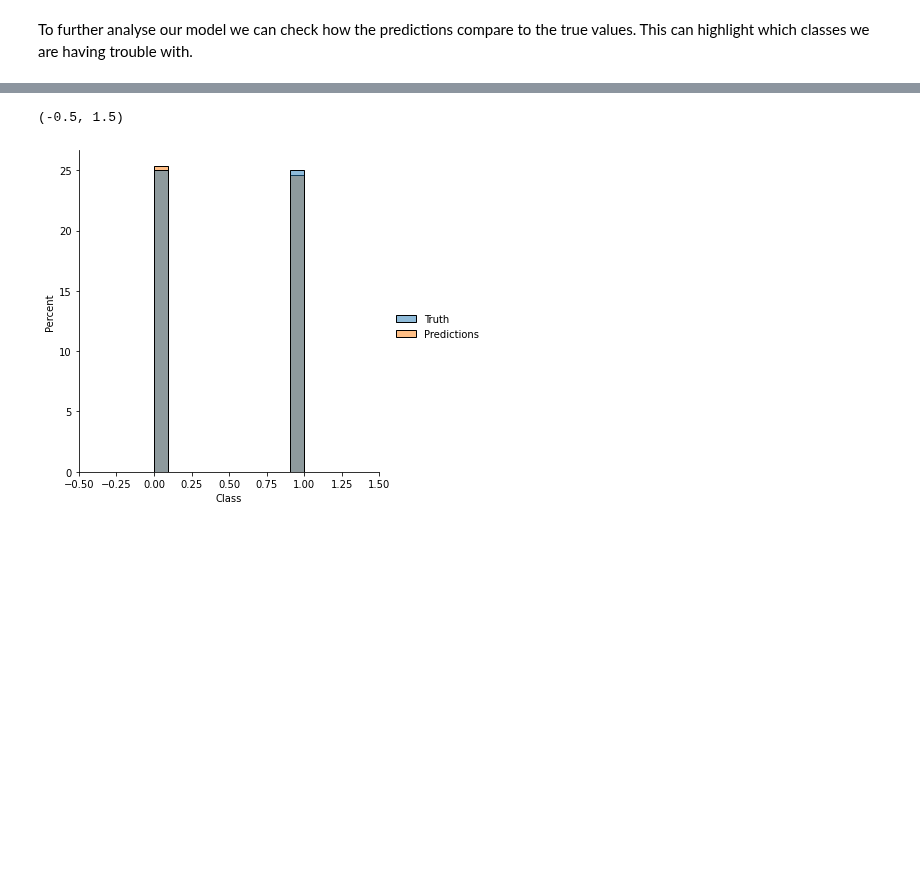
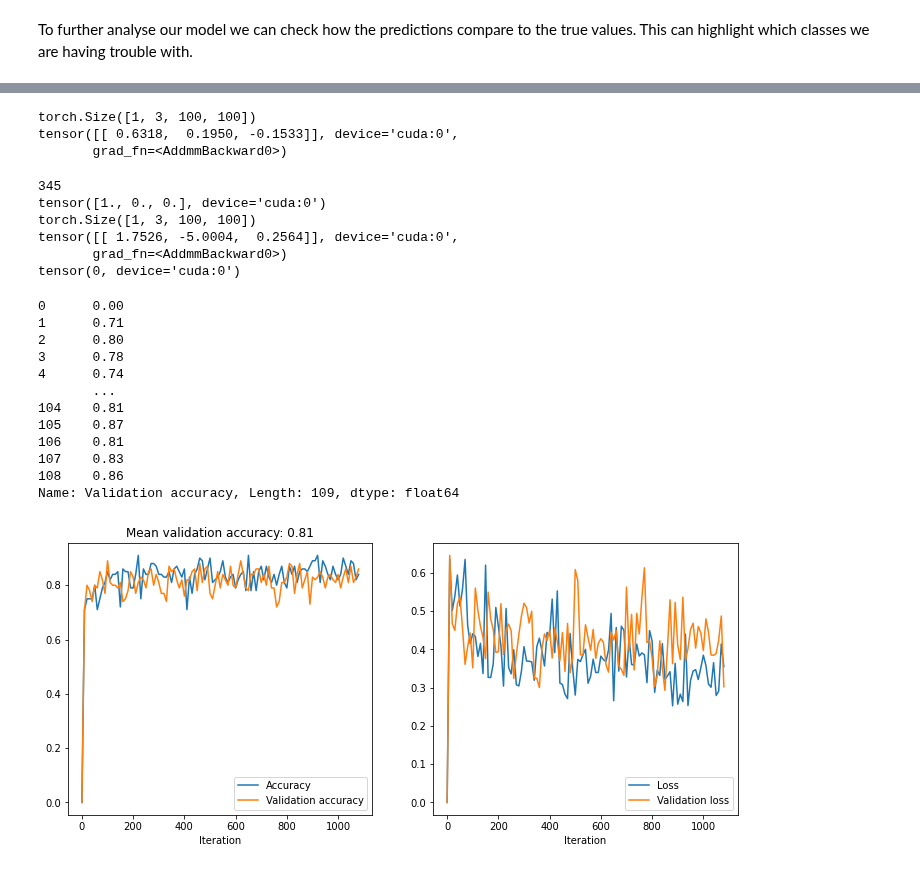
Before and after one commit to choisant/imcalML, a Jupyter notebook: notebooks/CNN_simple_classifier.ipynb, the cells around one changed output, grey strips where cells are left out. Cells and saved outputs as stored; diff of their text form; code cells hidden in the pictures; blank space fills up the shorter version.

Commit message:
Fixed resnet

```diff
--- a/notebooks/CNN_simple_classifier.ipynb
+++ b/notebooks/CNN_simple_classifier.ipynb
@@ -324,10 +362,0 @@ plt.show()
-# %%
-import seaborn as sn
-#fig, ax = plt.subplots(figsize = (10, 8))
-sn.displot(confusion, stat="percent")
-#sn.displot(confusion, x="Truth", color="blue")
-plt.xlabel("Class")
-plt.xlim(-0.5, OUTPUTS -0.5)
-# %% [output]
-(-0.5, 1.5)
-[figure, removed]
@@ -333,0 +486,51 @@ plt.xlim(-0.5, OUTPUTS -0.5)
+# %%
+#create NN and test that nothing major is wrong.
+resnet = ResNet18(img_channels=3, num_classes=CLASSES)
+resnet.to(device = device)
+optimizer = optim.Adam(resnet.parameters(), lr=0.0005)
+testimage, testlabel = traindata.images[0], traindata.img_labels[0]
+print(testimage.view(-1, 3, RES, RES).shape)
+print(resnet(testimage.view(-1, 3, RES, RES).to(device)))
+# %% [output]
+torch.Size([1, 3, 100, 100])
+tensor([[ 0.6318,  0.1950, -0.1533]], device='cuda:0',
+       grad_fn=<AddmmBackward0>)
+# %%
+training_results = train(resnet, traindata, testdata, 100, 5)
+# %%
+k = np.random.randint(0, high=len(testdata))
+print(k)
+testimage, testlabel = testdata.images[k], testdata.img_labels[k]
+print(testlabel)
+print(np.shape(testimage.view(-1, 3, RES, RES)))
+print(resnet(testimage.view(-1, 3, RES, RES).to(device)))
+print(torch.argmax(resnet(testimage.view(-1, 3, RES, RES).to(device))))
+
+###OBS DOES NOT WORK FOR JUST ONE IMAGE!!!
+# %% [output]
+345
+tensor([1., 0., 0.], device='cuda:0')
+torch.Size([1, 3, 100, 100])
+tensor([[ 1.7526, -5.0004,  0.2564]], device='cuda:0',
+       grad_fn=<AddmmBackward0>)
+tensor(0, device='cuda:0')
+# %%
+fig, axs = plt.subplots(nrows = 1, ncols = 2, figsize = (12, 5))
+training_results.plot("Iteration", ["Accuracy", "Validation accuracy"], ax=axs[0],
+                    title="Mean validation accuracy: " + str(round(training_results["Validation accuracy"].mean(), 2)))
+training_results.plot("Iteration", ["Loss", "Validation loss"], ax=axs[1])
+print(training_results["Validation accuracy"])
+# %% [output]
+0      0.00
+1      0.71
+2      0.80
+3      0.78
+4      0.74
+       ...
+104    0.81
+105    0.87
+106    0.81
+107    0.83
+108    0.86
+Name: Validation accuracy, Length: 109, dtype: float64
+[figure, added]
```
Also changed, not shown: parts of 17 cells of this notebook, 6 other files.
